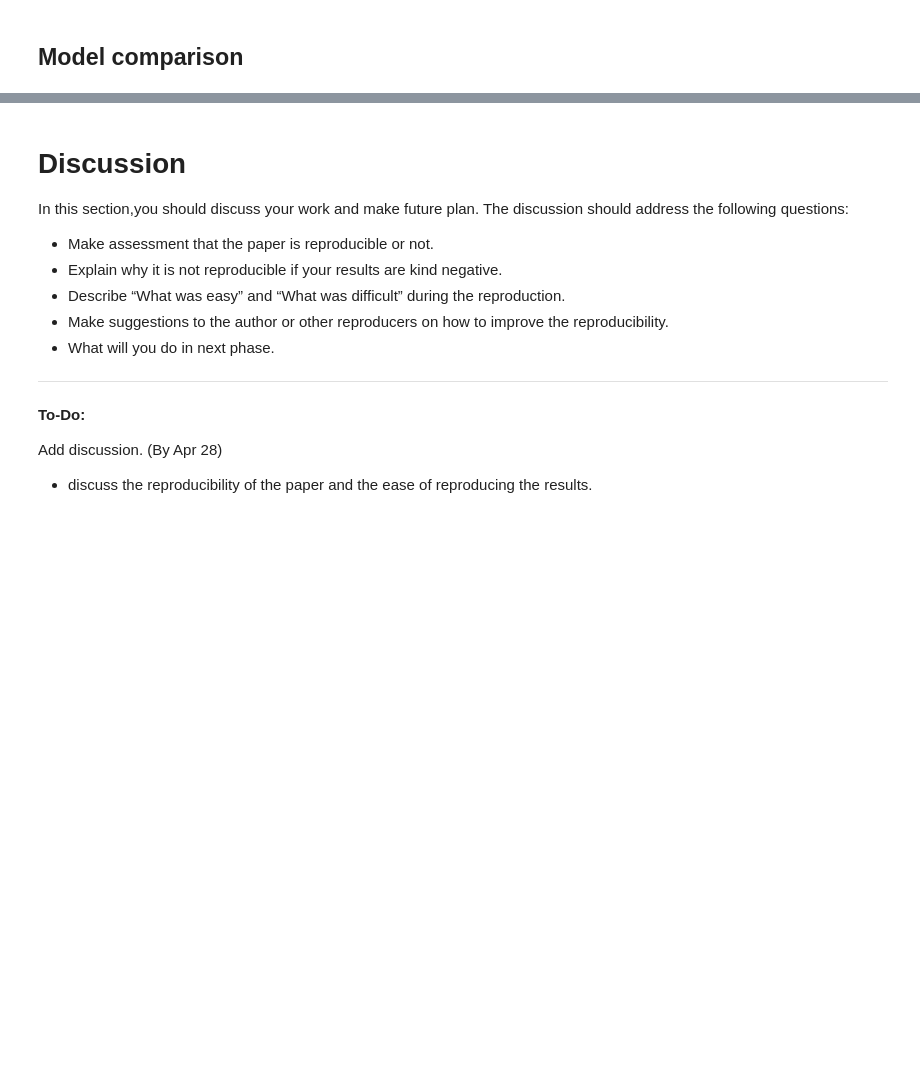
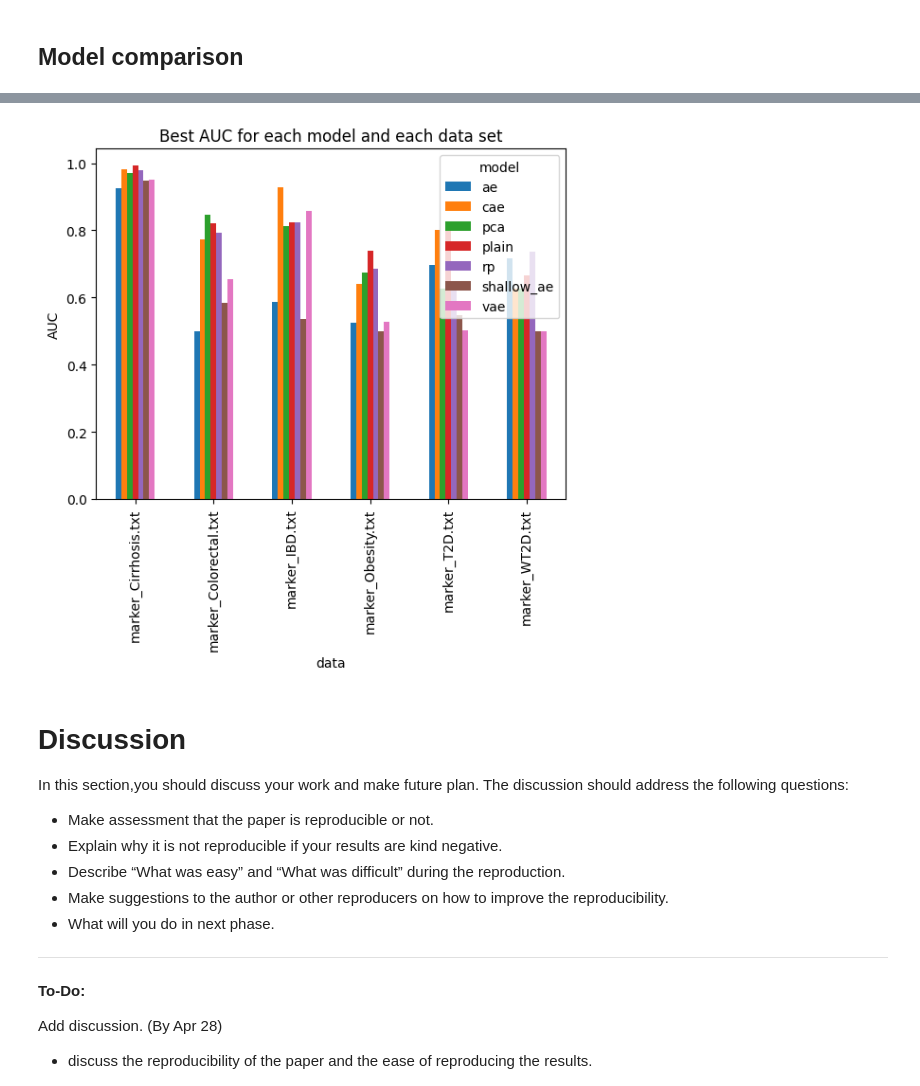
Before and after one commit to ZKingQ/CS598-DLH-SP24, a Jupyter notebook: DLH_Team_71_PyTorch.ipynb, the cells around one changed output, grey strips where cells are left out. Saved outputs shown, nothing was run; the diff lists cells and outputs as text; code cells hidden in the pictures; blank space fills up the shorter version.

```diff
--- a/DLH_Team_71_PyTorch.ipynb
+++ b/DLH_Team_71_PyTorch.ipynb
@@ -1007,3 +1031,11 @@ Train model in full epoches and compare results. (By Apr 28)
+# %%
+# compare each model best auc for each data set
+df.groupby(['data', 'model'])['AUC'].max().unstack().plot(kind='bar')
+plt.ylabel('AUC')
+plt.title('Best AUC for each model and each data set')
+plt.show()
+# %% [output]
+[figure, added]
 # %% [markdown]
 # Discussion
 
```
Also changed, not shown: parts of 12 cells of this notebook.
